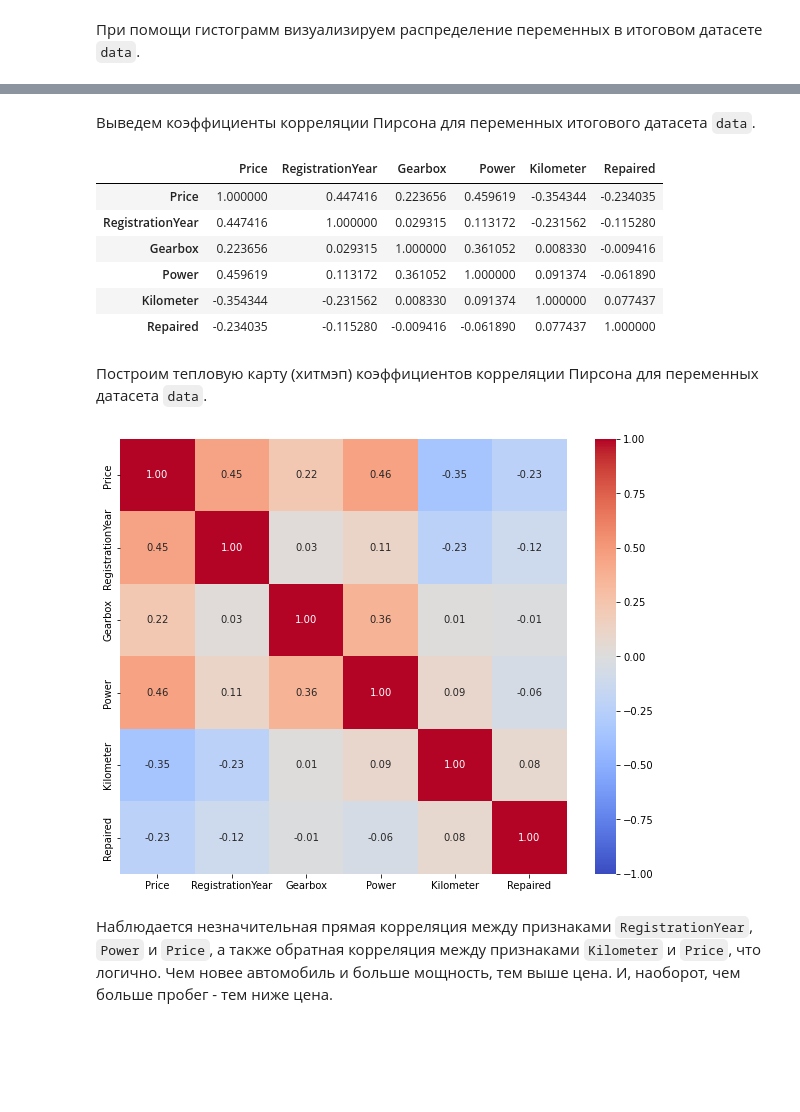
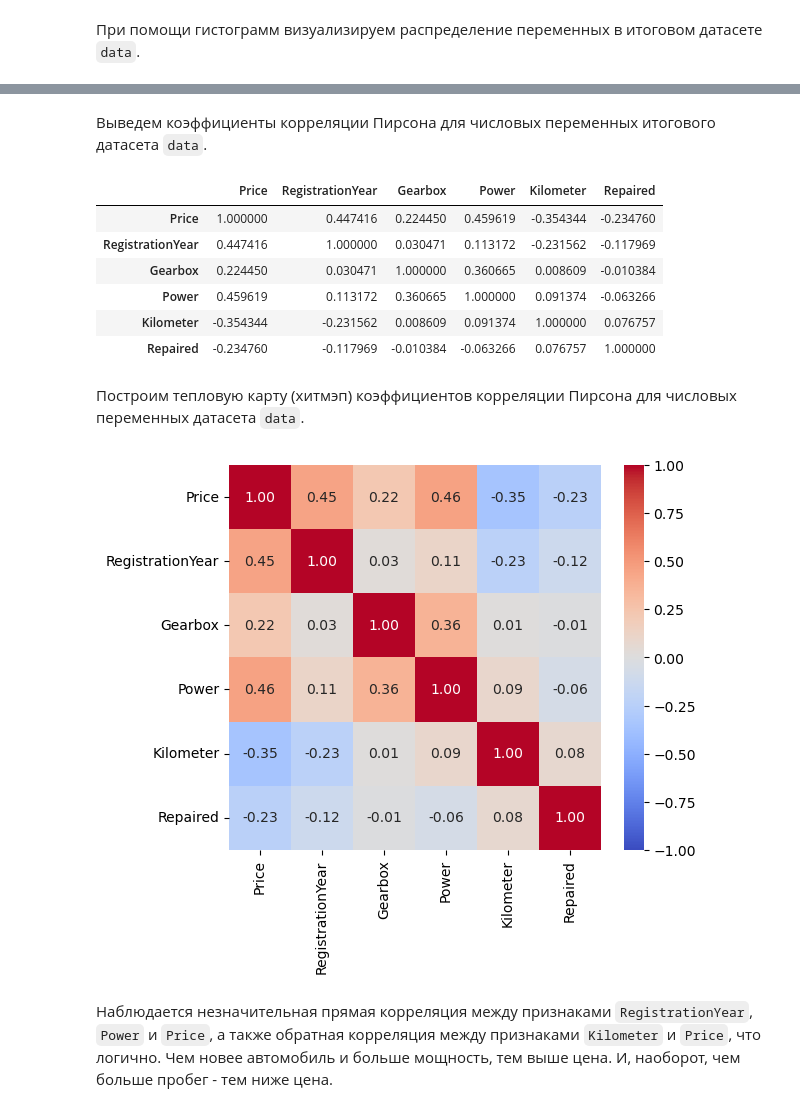
Before and after one commit to loradolores/yandex-praktikum-projects, a Jupyter notebook: 11-determining-the-cost-of-cars--numerical-methods/11-determining-the-cost-of-cars--numerical-methods.ipynb, the cells around one changed output, grey strips where cells are left out. Cells and saved outputs as stored; diff of their text form; code cells hidden in the pictures; blank space fills up the shorter version.

```diff
--- a/11-determining-the-cost-of-cars--numerical-methods/11-determining-the-cost-of-cars--numerical-methods.ipynb
+++ b/11-determining-the-cost-of-cars--numerical-methods/11-determining-the-cost-of-cars--numerical-methods.ipynb
@@ -816,24 +822,25 @@ plt.show()
 # %% [markdown]
-Выведем коэффициенты корреляции Пирсона для переменных итогового датасета `data`.
+Выведем коэффициенты корреляции Пирсона для числовых переменных итогового датасета `data`.
 # %%
-data.corr()
+data.select_dtypes(include=['int', 'float']).corr()
 # %% [output]
 |  | Price | RegistrationYear | Gearbox | Power | Kilometer | Repaired |
-| Price | 1.000000 | 0.447416 | 0.223656 | 0.459619 | -0.354344 | -0.234035 |
-| RegistrationYear | 0.447416 | 1.000000 | 0.029315 | 0.113172 | -0.231562 | -0.115280 |
-| Gearbox | 0.223656 | 0.029315 | 1.000000 | 0.361052 | 0.008330 | -0.009416 |
-| Power | 0.459619 | 0.113172 | 0.361052 | 1.000000 | 0.091374 | -0.061890 |
-| Kilometer | -0.354344 | -0.231562 | 0.008330 | 0.091374 | 1.000000 | 0.077437 |
-| Repaired | -0.234035 | -0.115280 | -0.009416 | -0.061890 | 0.077437 | 1.000000 |
+| Price | 1.000000 | 0.447416 | 0.224450 | 0.459619 | -0.354344 | -0.234760 |
+| RegistrationYear | 0.447416 | 1.000000 | 0.030471 | 0.113172 | -0.231562 | -0.117969 |
+| Gearbox | 0.224450 | 0.030471 | 1.000000 | 0.360665 | 0.008609 | -0.010384 |
+| Power | 0.459619 | 0.113172 | 0.360665 | 1.000000 | 0.091374 | -0.063266 |
+| Kilometer | -0.354344 | -0.231562 | 0.008609 | 0.091374 | 1.000000 | 0.076757 |
+| Repaired | -0.234760 | -0.117969 | -0.010384 | -0.063266 | 0.076757 | 1.000000 |
 # %% [markdown]
-Построим тепловую карту (хитмэп) коэффициентов корреляции Пирсона для переменных датасета `data`.
+Построим тепловую карту (хитмэп) коэффициентов корреляции Пирсона для числовых переменных датасета `data`.
 # %%
-plt.figure(figsize=(10,8))
-sns.heatmap(data.corr(), annot=True, fmt = '.2f',
-            vmin=-1, vmax=1, center=0, cmap='coolwarm')
+plt.figure(figsize=(6,5))
+sns.heatmap(
+    data.select_dtypes(include=['int', 'float']).corr(), annot=True, fmt = '.2f',
+    vmin=-1, vmax=1, center=0, cmap='coolwarm')
 plt.show()
 # %% [output]
-[figure, old version]
+[figure, new version]
 # %% [markdown]
 Наблюдается незначительная прямая корреляция между признаками `RegistrationYear`, `Power` и `Price`, а также обратная корреляция между признаками `Kilometer` и `Price`, что логично. Чем новее автомобиль и больше мощность, тем выше цена. И, наоборот, чем больше пробег - тем ниже цена.
 # %% [markdown]
```
Also changed, not shown: parts of 37 cells of this notebook.
